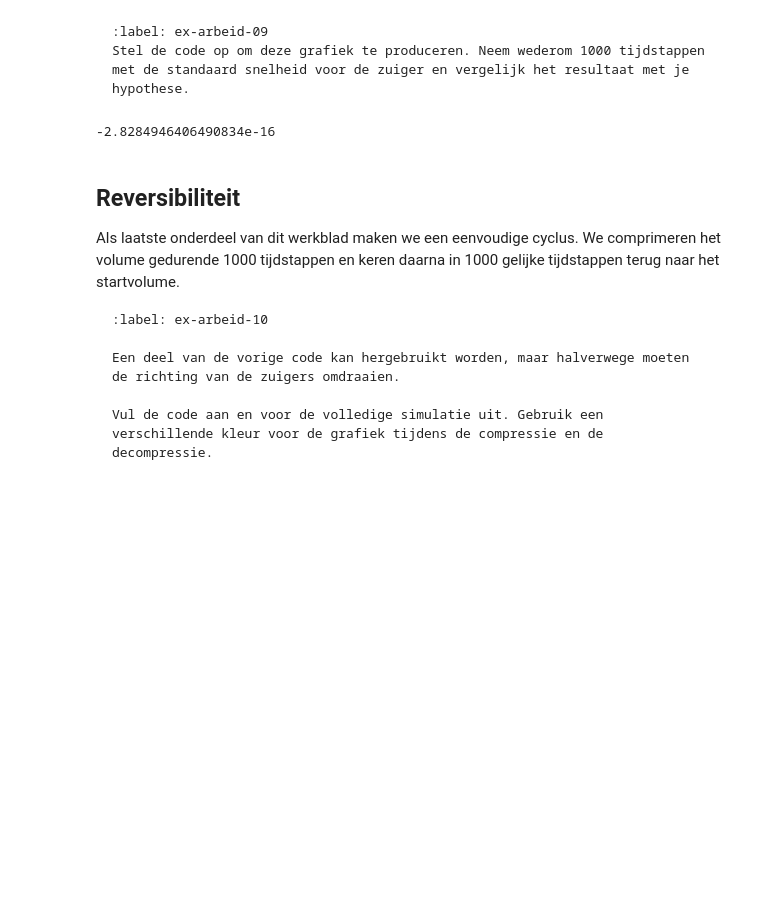
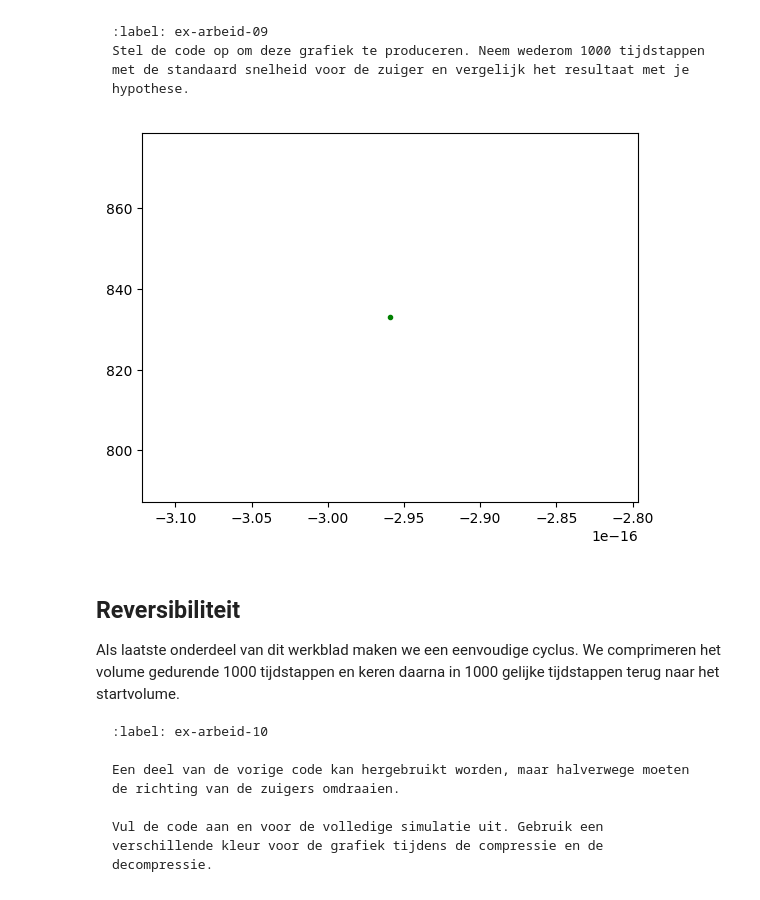
Before and after one commit to gltChboy/Thermo-groep-Bart-Ante, a Jupyter notebook: Content/PySim/7_arbeid.ipynb, the cells around one changed output. Cells and saved outputs as stored; diff of their text form; code cells hidden in the pictures; blank space fills up the shorter version.

```diff
--- a/Content/PySim/7_arbeid.ipynb
+++ b/Content/PySim/7_arbeid.ipynb
@@ -520,17 +520,19 @@ Stel de code op om deze grafiek te produceren. Neem wederom 1000 tijdstappen met
 # %%
 particles = []
 pressure = 0.0
 work = 0.0
 box_length = BOX_SIZE_0         # zetten zuiger terug
 v_piston = V_PISTON_0
 create_particles(particles)     # resetten deeltjes
 
 for i in range(num_steps):
     take_time_step(particles)
 
-print(work)
+plt.figure()
+plt.plot(work, num_steps, "g.")
+plt.show()
 # %% [output]
--2.8284946406490834e-16
+[figure, added]
 # %% [markdown]
 ## Reversibiliteit
 Als laatste onderdeel van dit werkblad maken we een eenvoudige cyclus. We comprimeren het volume gedurende 1000 tijdstappen en keren daarna in 1000 gelijke tijdstappen terug naar het startvolume.
```
Also changed, not shown: parts of 5 cells of this notebook.
